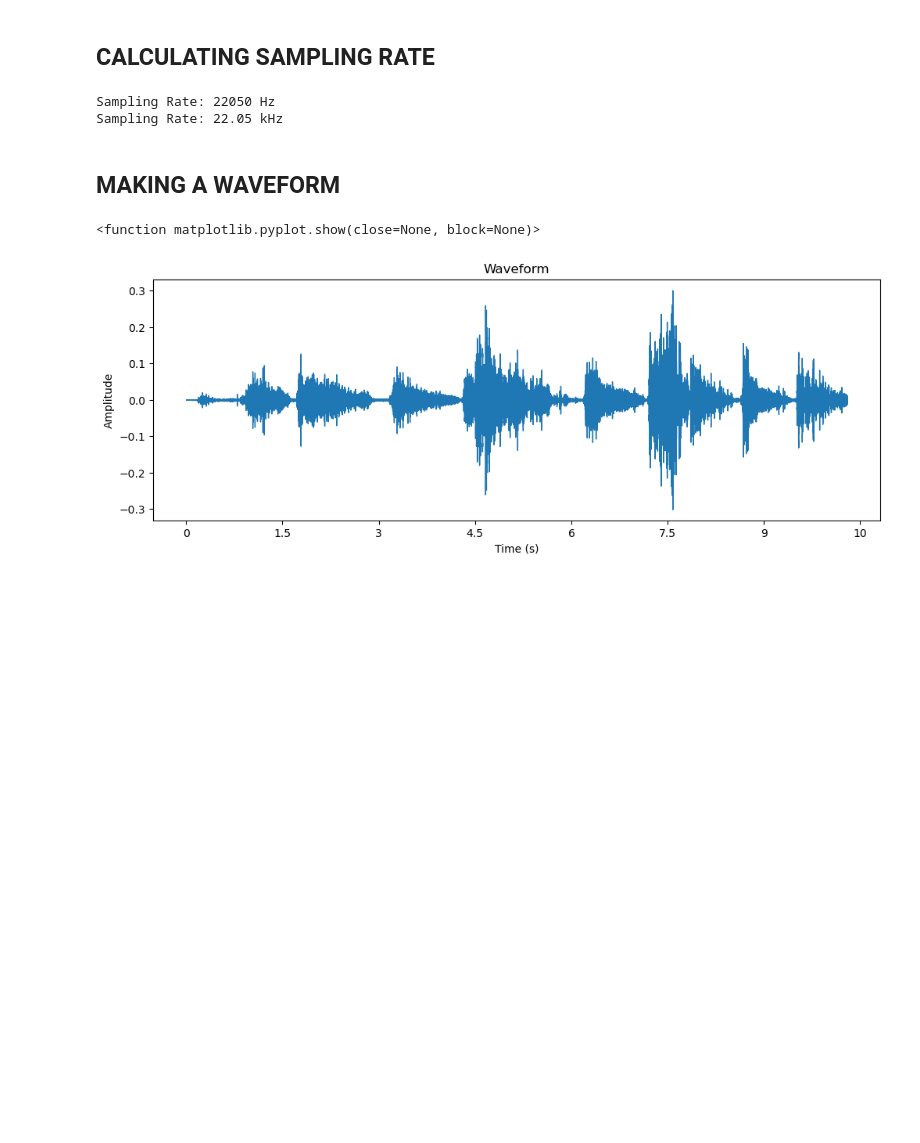
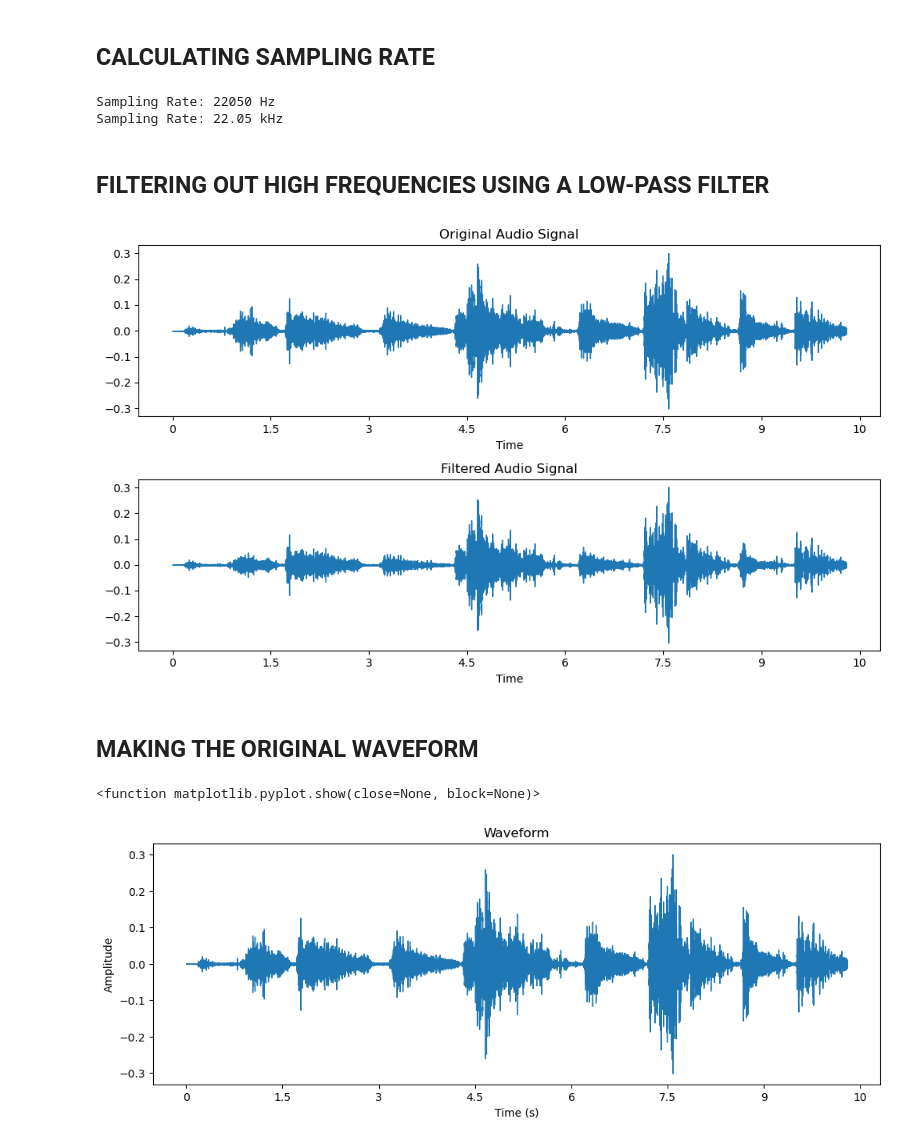
Before and after one commit to ananyapraharaj/UnTangled, a Jupyter notebook: SRIPTask-2.ipynb, the cells around one changed output. Saved outputs shown, nothing was run; the diff lists cells and outputs as text; code cells hidden in the pictures; blank space fills up the shorter version.

```diff
--- a/SRIPTask-2.ipynb
+++ b/SRIPTask-2.ipynb
@@ -30,6 +31,23 @@ print("Sampling Rate:", sr/1000, "kHz")
 # %% [output]
 Sampling Rate: 22050 Hz
 Sampling Rate: 22.05 kHz
+# %% [markdown]
+## FILTERING OUT HIGH FREQUENCIES USING A LOW-PASS FILTER
+# %%
+y, sr = librosa. load( breathing)
+def butter_lowpass(cutoff, fs, order=4):
+    nyquist = 0.5 * fs
+    normal_cutoff = cutoff / nyquist
+    sos = butter(order, normal_cutoff, btype='low', analog=False, output='sos')
+    return sos
+
+# Apply the low-pass filter
+cutoff_frequency = 1000
+order = 4
+sos = butter_lowpass(cutoff_frequency, sr, order)
+y_filtered = sosfilt(sos, y)
+# %% [output]
+[figure, added]
 # %% [markdown]
-## MAKING A WAVEFORM
+## MAKING THE ORIGINAL WAVEFORM
 # %%
```
Also changed, not shown: parts of 6 cells of this notebook.
